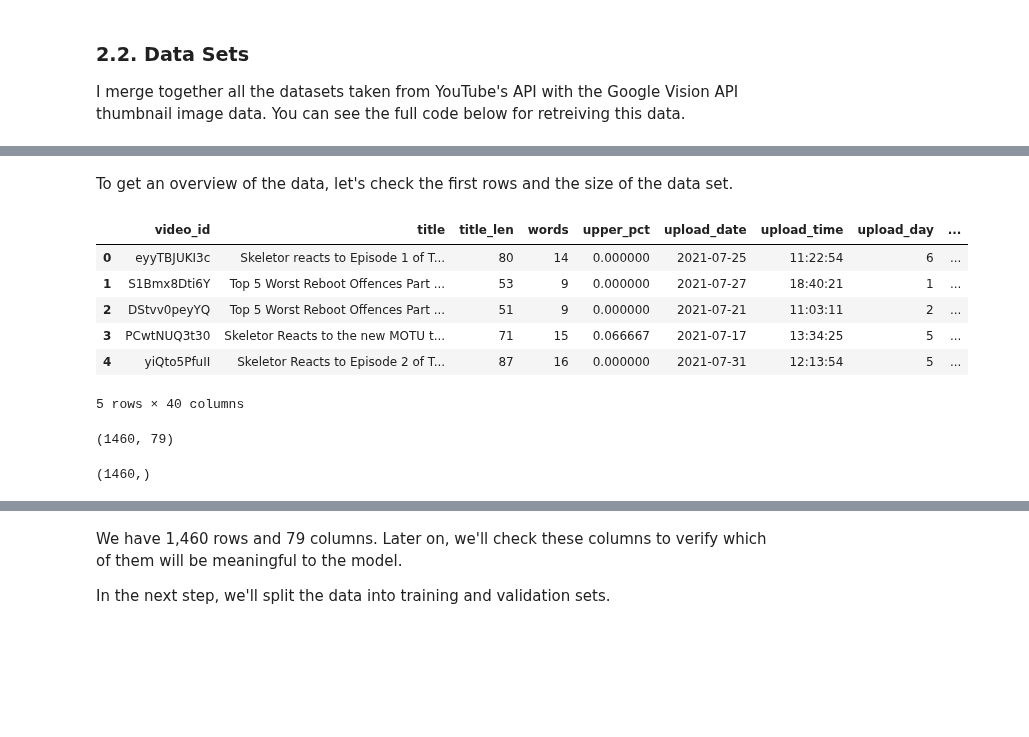
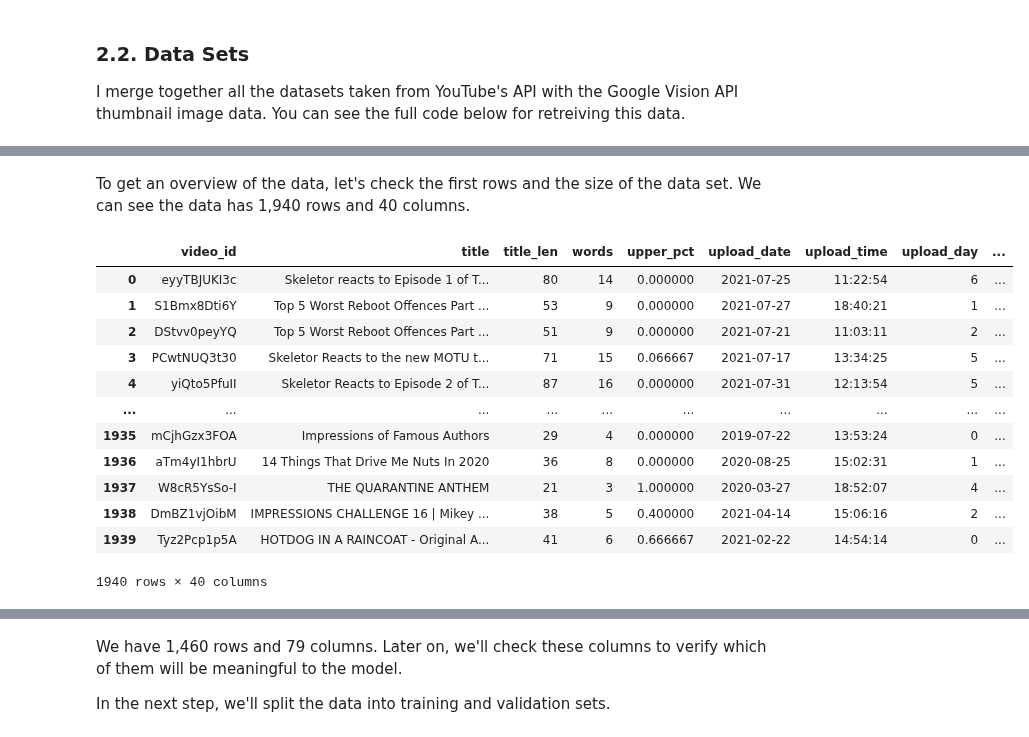
Before and after one commit to jmmerrell/ws, a Jupyter notebook: _notebooks/2021-07-30-youtube_views_xgboost.ipynb, the cells around one changed output, grey strips where cells are left out. Drawn from its saved outputs; the diff is of its cells as text; code cells hidden in the pictures; blank space fills up the shorter version.

```diff
--- a/_notebooks/2021-07-30-youtube_views_xgboost.ipynb
+++ b/_notebooks/2021-07-30-youtube_views_xgboost.ipynb
@@ -829,22 +831,20 @@ df_thumb = pd.read_csv("thumbnail_data_20210801_23-03-21.638854.txt").append(pd.
 df_all = pd.merge(df.drop('defaultAudioLanguage',axis=1),df_thumb.drop(['thumbnail_url'],axis=1),on="video_id",how="inner").drop(['emoji_count'],axis=1)
 df_all['all_text'] = df_all['title'].astype(str) + df_all['tags'].astype(str) + df_all['desc'].astype(str)
 # %% [markdown]
-To get an overview of the data, let's check the first rows and the size of the data set.
+To get an overview of the data, let's check the first rows and the size of the data set. We can see the data has 1,940 rows and 40 columns.
 # %%
-df_all.head()
+df_all
 # %% [output]
 |  | video_id | title | title_len | words | upper_pct | upload_date | upload_time | upload_day | ... |
 | 0 | eyyTBJUKI3c | Skeletor reacts to Episode 1 of T... | 80 | 14 | 0.000000 | 2021-07-25 | 11:22:54 | 6 | ... |
 | 1 | S1Bmx8Dti6Y | Top 5 Worst Reboot Offences Part ... | 53 | 9 | 0.000000 | 2021-07-27 | 18:40:21 | 1 | ... |
 | 2 | DStvv0peyYQ | Top 5 Worst Reboot Offences Part ... | 51 | 9 | 0.000000 | 2021-07-21 | 11:03:11 | 2 | ... |
 | 3 | PCwtNUQ3t30 | Skeletor Reacts to the new MOTU t... | 71 | 15 | 0.066667 | 2021-07-17 | 13:34:25 | 5 | ... |
 | 4 | yiQto5PfuII | Skeletor Reacts to Episode 2 of T... | 87 | 16 | 0.000000 | 2021-07-31 | 12:13:54 | 5 | ... |
+| ... | ... | ... | ... | ... | ... | ... | ... | ... | ... |
+| 1935 | mCjhGzx3FOA | Impressions of Famous Authors | 29 | 4 | 0.000000 | 2019-07-22 | 13:53:24 | 0 | ... |
+| 1936 | aTm4yI1hbrU | 14 Things That Drive Me Nuts In 2020 | 36 | 8 | 0.000000 | 2020-08-25 | 15:02:31 | 1 | ... |
+| 1937 | W8cR5YsSo-I | THE QUARANTINE ANTHEM | 21 | 3 | 1.000000 | 2020-03-27 | 18:52:07 | 4 | ... |
+| 1938 | DmBZ1vjOibM | IMPRESSIONS CHALLENGE 16 | Mikey ... | 38 | 5 | 0.400000 | 2021-04-14 | 15:06:16 | 2 | ... |
+| 1939 | Tyz2Pcp1p5A | HOTDOG IN A RAINCOAT - Original A... | 41 | 6 | 0.666667 | 2021-02-22 | 14:54:14 | 0 | ... |
-5 rows × 40 columns
+1940 rows × 40 columns
-# %%
-X.shape
-# %% [output]
-(1460, 79)
-# %%
-y.shape
-# %% [output]
-(1460,)
```
Also changed, not shown: parts of 3 cells of this notebook.
